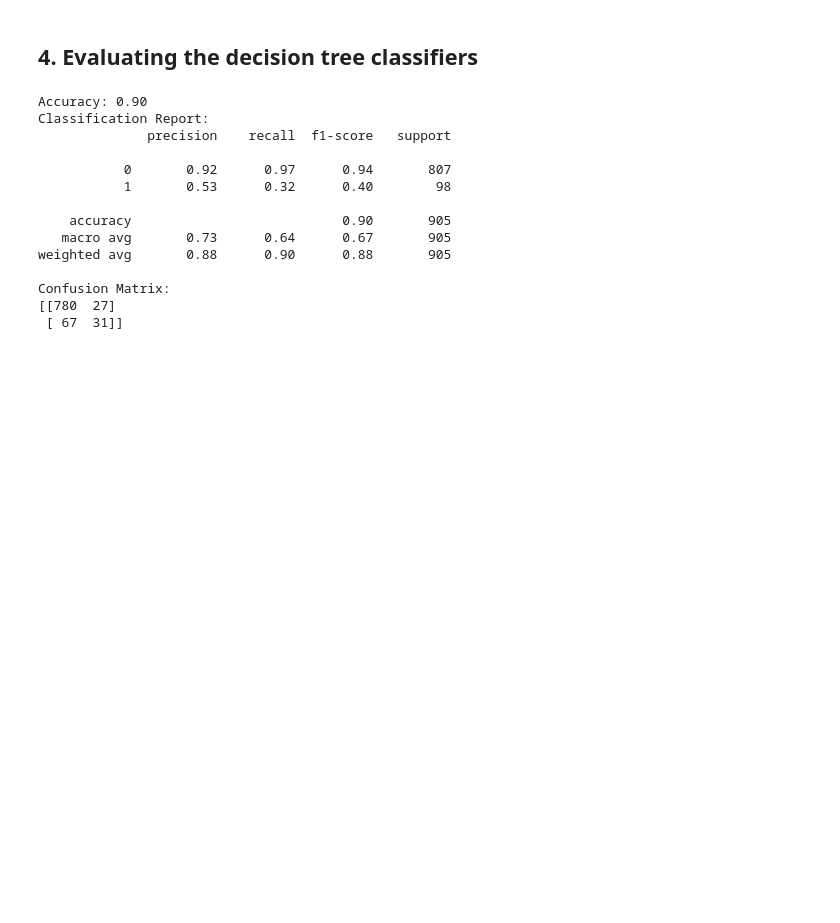
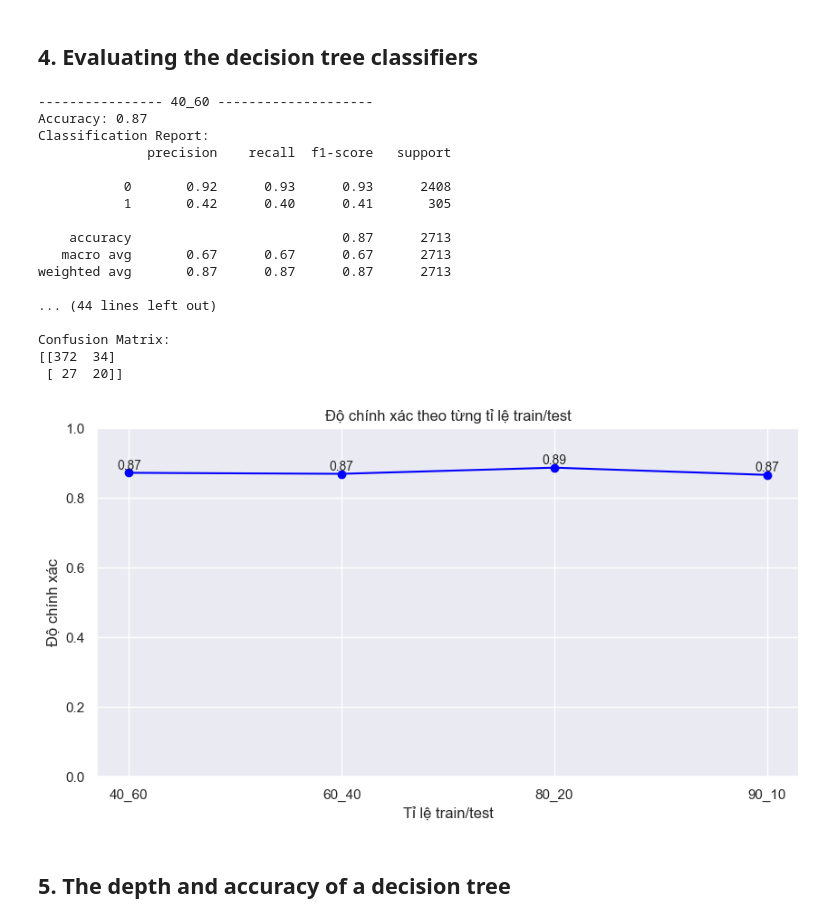
Before and after one commit to pqkkkkk/DecisionTree, a Jupyter notebook: bank.ipynb, the cells around one changed output. Cells and saved outputs as stored; diff of their text form; code cells hidden in the pictures; blank space fills up the shorter version.

```diff
--- a/bank.ipynb
+++ b/bank.ipynb
@@ -72,27 +163,54 @@ plt.show()
 ## 4. Evaluating the decision tree classifiers
 # %%
 from sklearn.metrics import accuracy_score, classification_report, confusion_matrix
+import matplotlib.pyplot as plt
 
-accuracy = accuracy_score(label_test, label_pred)
-print(f"Accuracy: {accuracy:.2f}")
+accuracies = {}
 
-print("Classification Report:")
-print(classification_report(label_test, label_pred))
+for ratio in ratios:
+    print(f'---------------- {ratio} --------------------')
+    feature_train, label_train, feature_test, label_test = datasets[ratio]
+    accuracy = accuracy_score(label_test, label_preds[ratio])
+    accuracies[ratio] = accuracy
+    print(f"Accuracy: {accuracy:.2f}")
 
-print("Confusion Matrix:")
-print(confusion_matrix(label_test, label_pred))
+    print("Classification Report:")
+    print(classification_report(label_test, label_preds[ratio]))
+
+    print("Confusion Matrix:")
+    print(confusion_matrix(label_test, label_preds[ratio]))
+
+
+accuracy_values = [accuracies[ratio] for ratio in ratios]
+
+plt.figure(figsize=(10, 5))
+plt.plot(ratios, accuracy_values, marker='o', linestyle='-', color='blue')
+plt.title('Độ chính xác theo từng tỉ lệ train/test')
+plt.xlabel('Tỉ lệ train/test')
+plt.ylabel('Độ chính xác')
+plt.ylim(0, 1)
+for i, acc in enumerate(accuracy_values):
+    plt.text(ratios[i], acc + 0.01, f"{acc:.2f}", ha='center', fontsize=10)
+plt.grid(True)
+plt.show()
 # %% [output]
-Accuracy: 0.90
+---------------- 40_60 --------------------
+Accuracy: 0.87
 Classification Report:
               precision    recall  f1-score   support
 
-           0       0.92      0.97      0.94       807
-           1       0.53      0.32      0.40        98
+           0       0.92      0.93      0.93      2408
+           1       0.42      0.40      0.41       305
 
-    accuracy                           0.90       905
-   macro avg       0.73      0.64      0.67       905
-weighted avg       0.88      0.90      0.88       905
+    accuracy                           0.87      2713
+   macro avg       0.67      0.67      0.67      2713
+weighted avg       0.87      0.87      0.87      2713
+
+... (44 lines left out)
 
 Confusion Matrix:
-[[780  27]
- [ 67  31]]
+[[372  34]
+ [ 27  20]]
+[figure, added]
+# %% [markdown]
+## 5. The depth and accuracy of a decision tree
```
Also changed, not shown: parts of 8 cells of this notebook, 11 other files.
